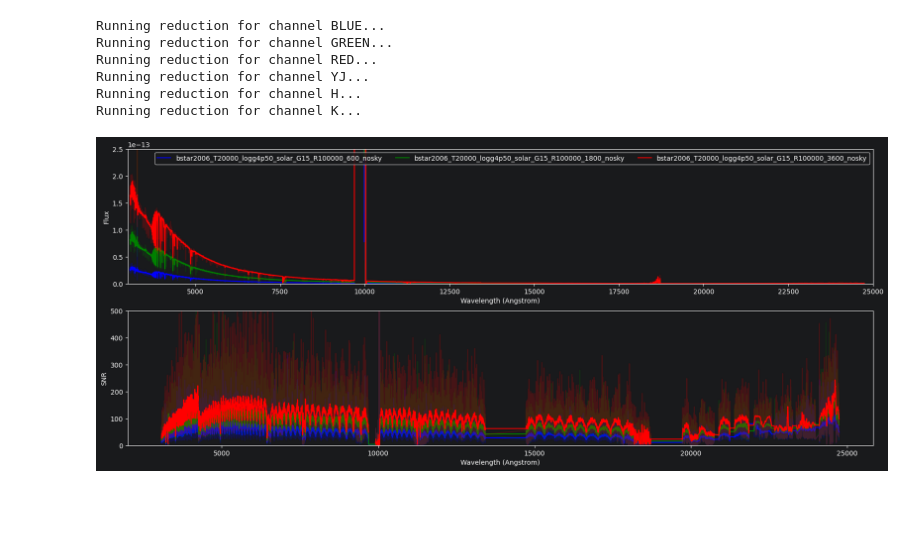
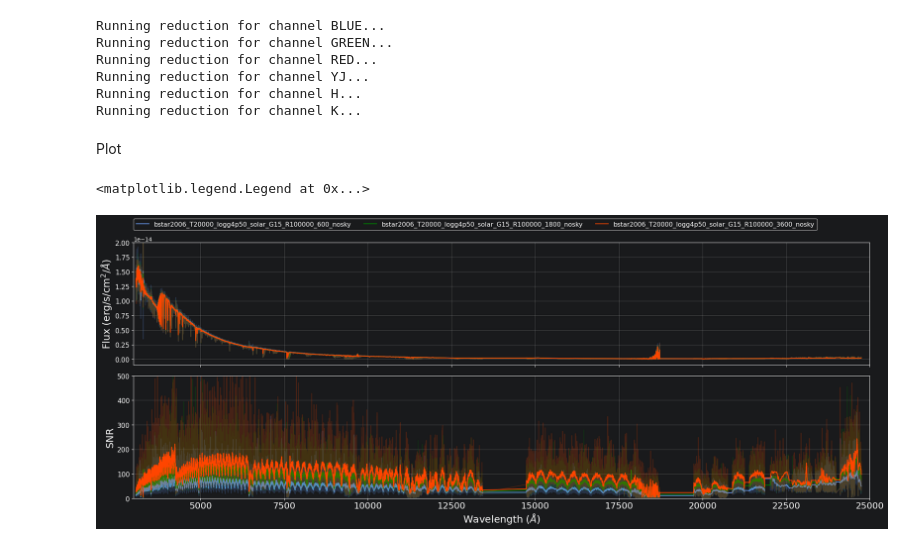
Before and after one commit to CaltechOpticalObservatories/zs-scopesim, a Jupyter notebook: notebooks/02_Stellar.ipynb, the cells around one changed output. Saved outputs shown, nothing was run; the diff lists cells and outputs as text; code cells hidden in the pictures; blank space fills up the shorter version.

```diff
--- a/notebooks/02_Stellar.ipynb
+++ b/notebooks/02_Stellar.ipynb
@@ -150,11 +150,14 @@ def update_params_and_observe(object_name: str,
 Spectra provided by Kareem El-Badry.
 # %%
 from synphot import SourceSpectrum
+from astropy.table import Table
 
 spectra_path = Path("source_data/Kareem_stellar/spectra/").resolve()
 spectrum_files = sorted(spectra_path.glob('*.fits'))
 
 sources = dict()
 for specfile in spectrum_files:
+    temp = Table.read(specfile, format='fits')
+    print(os.path.basename(str(specfile)), np.max(temp['FLUX']))
     basename = os.path.basename(specfile).split('.')[0]
     sources[basename] = sim_tp.misc.point_source(sed=SourceSpectrum.from_file(str(specfile)))
@@ -173,7 +189,7 @@ diffuse_emissivity_on = False
 output_dir = OUTDIR / f"slit_{vis_slit}"
 output_dir.mkdir(parents=True, exist_ok=True)
 
-overwrite_cals = True  # set True to redo cals
+overwrite_cals = False  # set True to redo cals
 plot = False  # Set True for plotting
 
 args = {'airmass':airmass, 'seeing':seeing, 'brightness':brightness, 'vis_slit':vis_slit, 'nir_slit':nir_slit,
@@ -295,28 +302,33 @@ Running reduction for channel K...
+# %% [markdown]
+Plot
 # %%
 from scipy.ndimage import median_filter
 
-fig, ax = plt.subplots(2,1, figsize=(20,8))
+fig, ax = plt.subplots(2,1, figsize=(20,8), tight_layout=True, sharex=True)
+ax[0].grid(True)
+ax[1].grid(True)
+ax[0].tick_params(axis='y', labelsize=12)
+ax[1].tick_params(axis='y', labelsize=12)
+ax[1].tick_params(axis='x', labelsize=16)
+ax[0].set_ylabel('Flux (erg/s/cm$^2/\AA$)', fontsize=18)
+ax[1].set_ylabel('SNR', fontsize=18)
+ax[1].set_xlabel('Wavelength ($\AA$)', fontsize=18)
 
 obj = list(sources.keys())[0]
-colors = ['b','g','r']
+colors = ['cornflowerblue','green','orangered']
 for i,exptime in enumerate([600, 1800, 3600]):
     objname = f"{obj}_{exptime}_nosky"
     sp = final_spectra[objname.upper()].data[0]
     snr = sp.spec/sp.sig
     ax[0].plot(sp.wave, sp.spec, alpha=0.2, color=colors[i])
     ax[0].plot(sp.wave, median_filter(sp.spec, 51), label=objname, color=colors[i])
     ax[1].plot(sp.wave, snr, alpha=0.2, color=colors[i])
     ax[1].plot(sp.wave, median_filter(snr , 51), label=objname, color=colors[i])
 
-ax[0].set_ylabel('Flux')
-ax[0].set_xlabel('Wavelength (Angstrom)')
-ax[1].set_ylabel('SNR')
-ax[1].set_xlabel('Wavelength (Angstrom)')
-ax[0].legend()
 ax[0].set_xlim(3000, 25000)
-ax[0].set_ylim(0, 2.5e-13)
+ax[0].set_ylim(-0.1e-14, 2e-14)
 ax[1].set_ylim(0, 500)
-ax[0].legend(ncol=5)
-plt.show()
+ax[0].legend(ncol=3, fontsize=11.5, loc=(0,1.1))
 # %% [output]
+<matplotlib.legend.Legend at 0x...>
-[figure, old version]
+[figure, new version]
```
Also changed, not shown: parts of 7 cells of this notebook, 1 other file.
